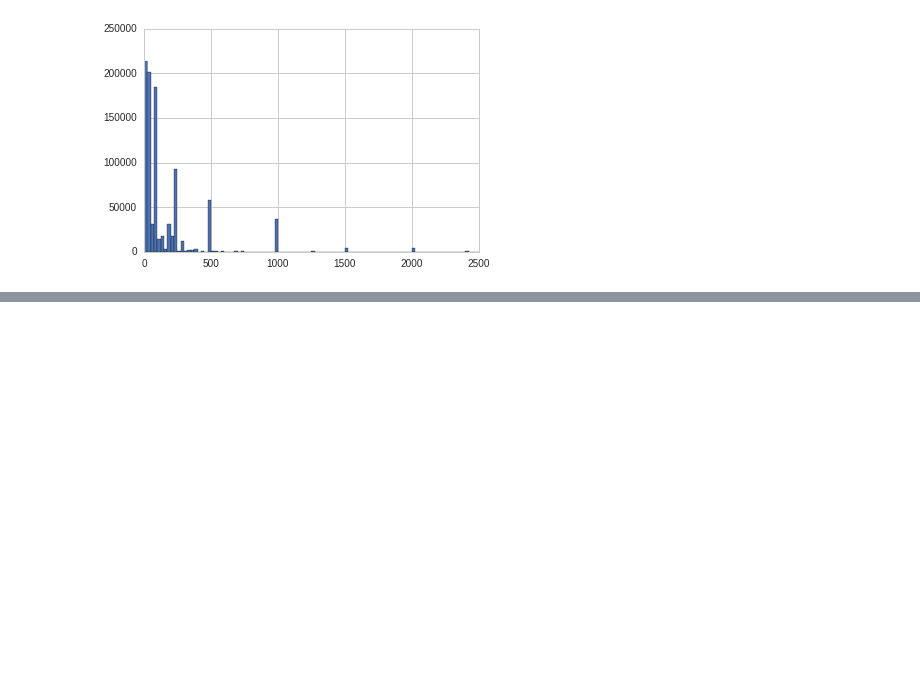
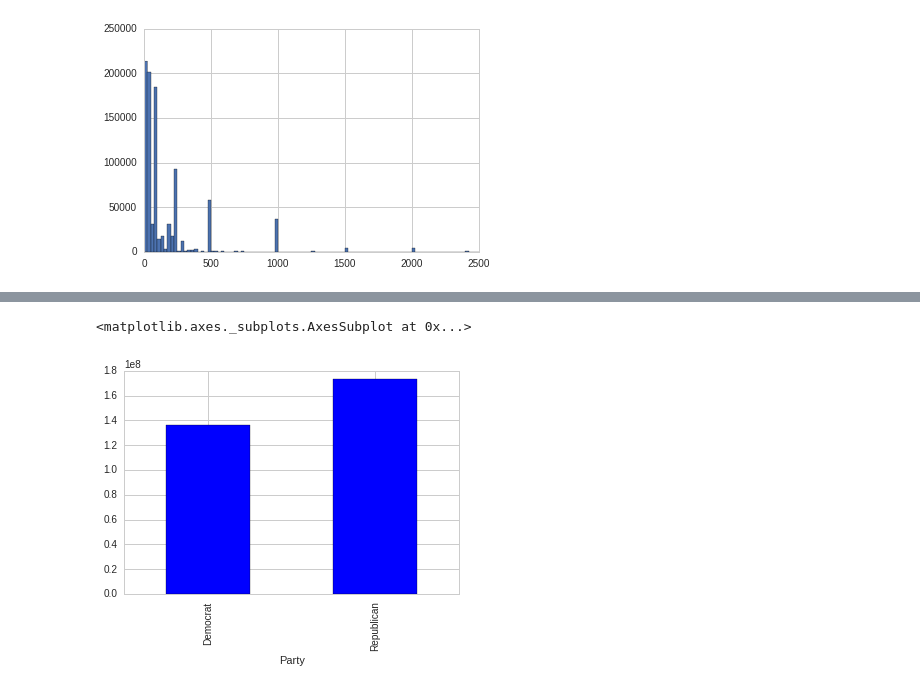
Before and after one commit to geoscientist/Intro_to_machine_learning, a Jupyter notebook: _demos/Election Data Analysis.ipynb, the cells around one changed output, grey strips where cells are left out. Drawn from its saved outputs; the diff is of its cells as text; code cells hidden in the pictures; blank space fills up the shorter version.

Commit message:
election data project complete

```diff
--- a/_demos/Election Data Analysis.ipynb
+++ b/_demos/Election Data Analysis.ipynb
@@ -168,7 +168,7 @@ plt.axvline(x = 329+21, linewidth=4, color = 'grey')
 <matplotlib.lines.Line2D at 0x...>
 [figure]
 # %%
-donor_df = pd.read_csv('Election_Donor_Data.csv')
+donor_df = pd.read_csv('/home/aleks/datascience/Election_Donor_Data.csv')
 # %%
 donor_df.info()
 # %% [output]
@@ -272,0 +380,5 @@ com_don.hist(bins=100)
+# %%
+donor_df.groupby('Party')['contb_receipt_amt'].sum().plot(kind = 'bar')
+# %% [output]
+<matplotlib.axes._subplots.AxesSubplot at 0x...>
+[figure, added]
```
Also changed, not shown: parts of 20 cells of this notebook.
